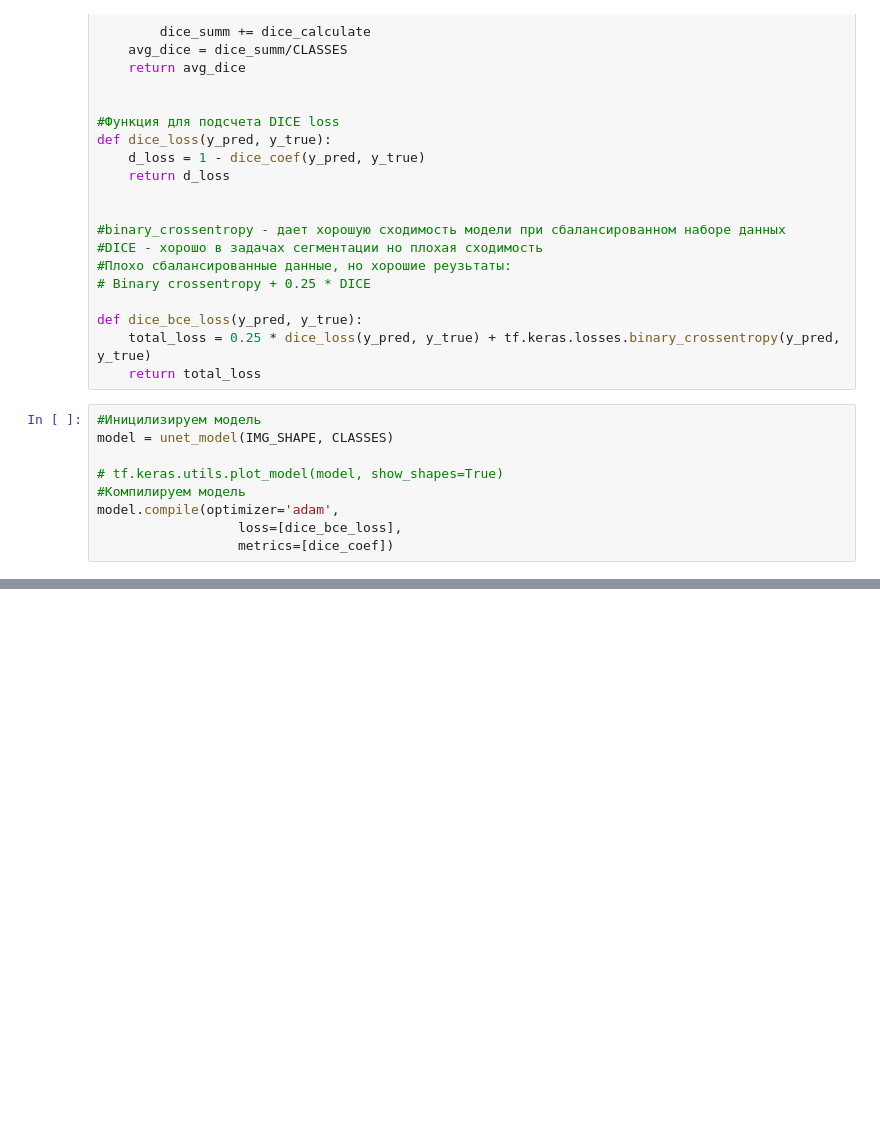
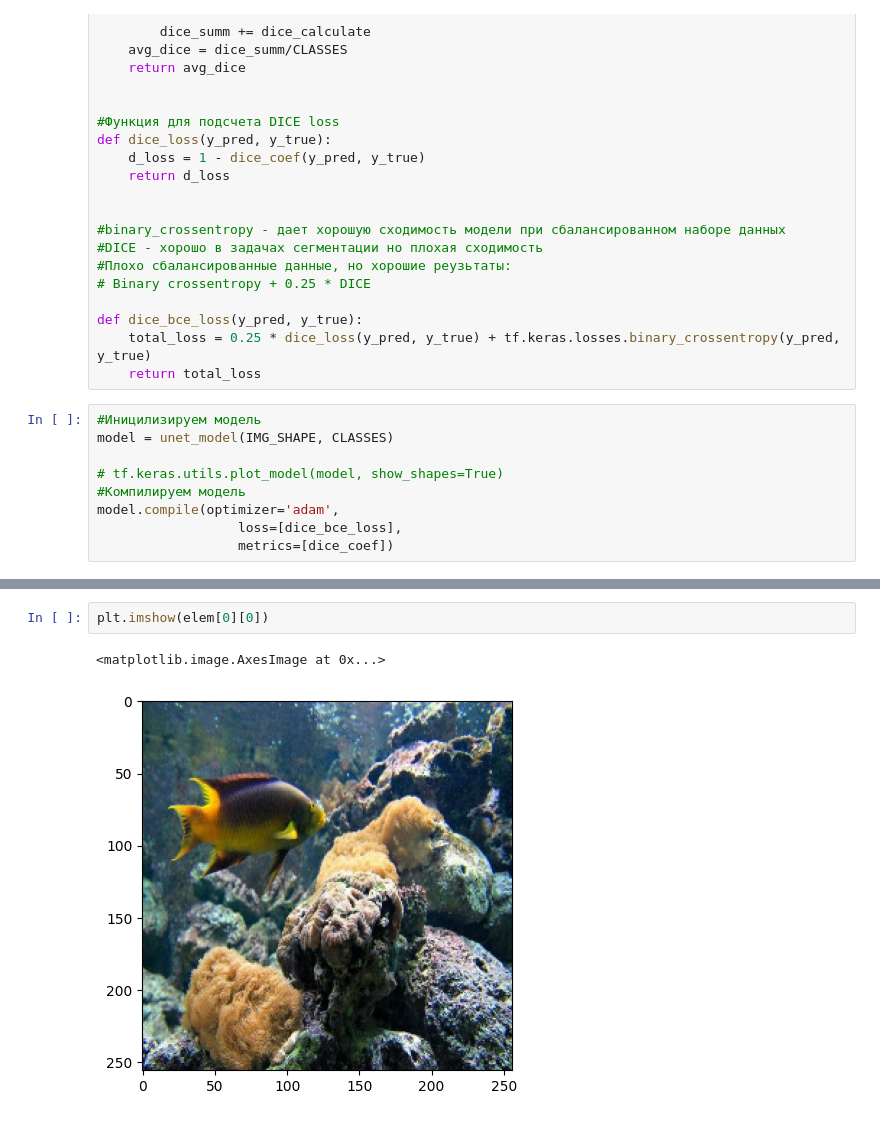
Before and after one commit to tsjadambaa/cv_group6, a Jupyter notebook: main.ipynb, the cells around one changed output, grey strips where cells are left out. Drawn from its saved outputs; the diff is of its cells as text; blank space fills up the shorter version.

```diff
--- a/main.ipynb
+++ b/main.ipynb
@@ -169,0 +305,5 @@ model.save('./checkpoints/checkpoint_best_unet_like_model_10epochs')
+# %%
+plt.imshow(elem[0][0])
+# %% [output]
+<matplotlib.image.AxesImage at 0x...>
+[figure, added]
```
Also changed, not shown: parts of 32 cells of this notebook, 1 other file.
